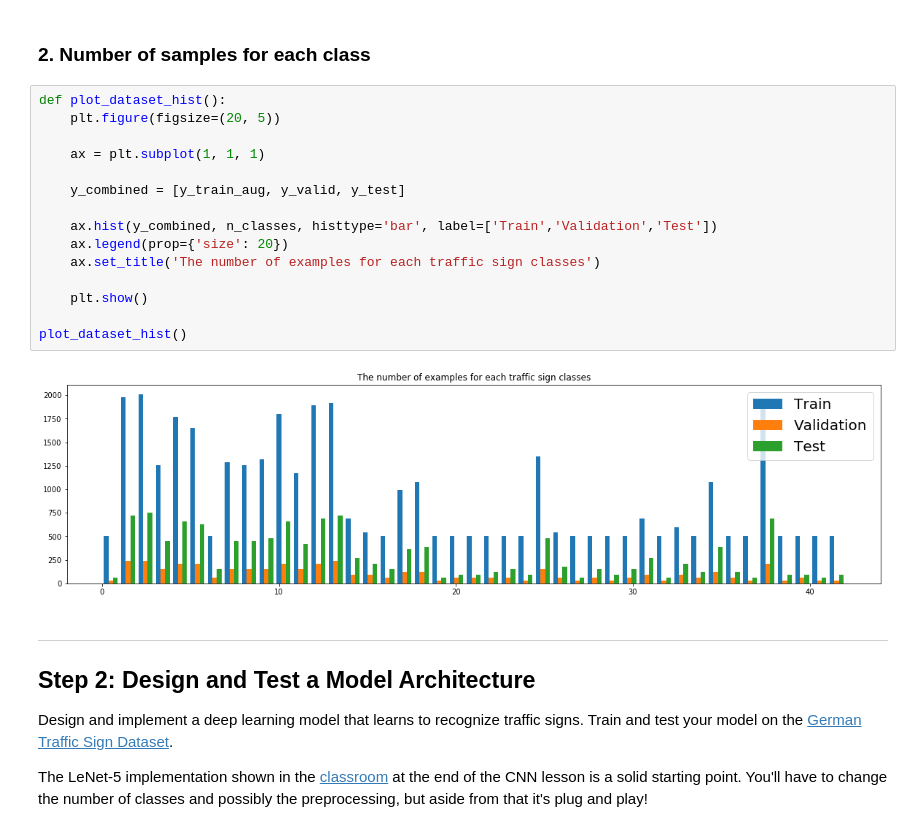
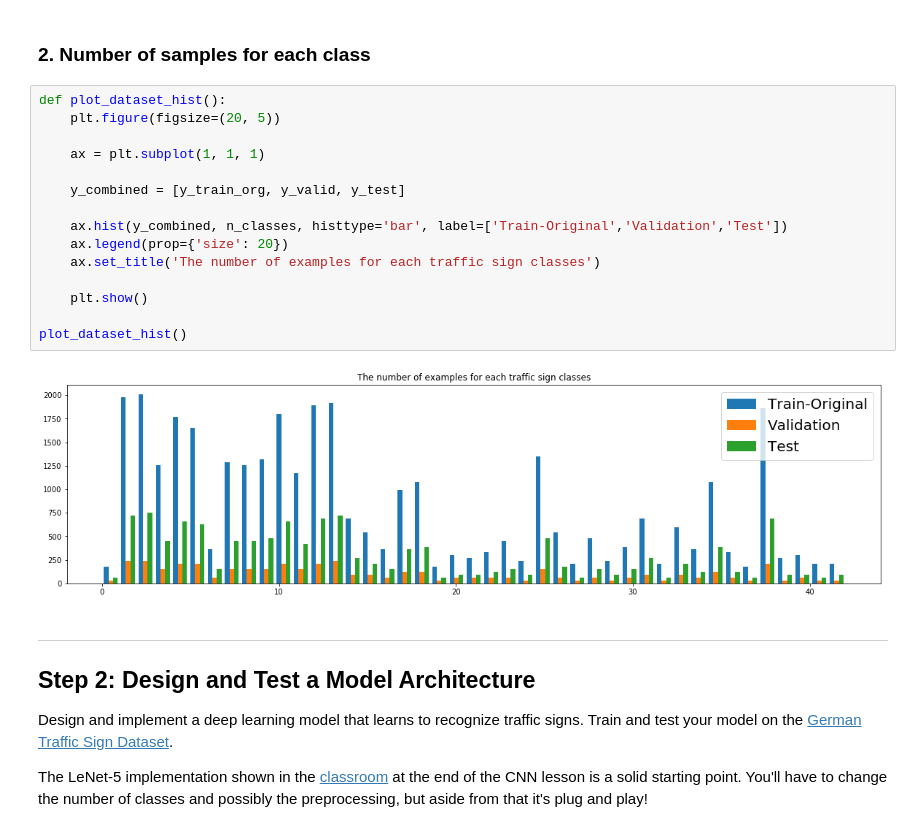
Before and after one commit to fexadyn/Udacity-TrafficSignRecognition-P2, a Jupyter notebook: Traffic_Sign_Classifier.ipynb, the cells around one changed output. Cells and saved outputs as stored; diff of their text form.

Commit message:
updated images

```diff
--- a/Traffic_Sign_Classifier.ipynb
+++ b/Traffic_Sign_Classifier.ipynb
@@ -214,20 +214,20 @@ plt.show()
 # %%
 def plot_dataset_hist():
     plt.figure(figsize=(20, 5))
 
     ax = plt.subplot(1, 1, 1)
 
-    y_combined = [y_train_aug, y_valid, y_test]
+    y_combined = [y_train_org, y_valid, y_test]
 
-    ax.hist(y_combined, n_classes, histtype='bar', label=['Train','Validation','Test'])
+    ax.hist(y_combined, n_classes, histtype='bar', label=['Train-Original','Validation','Test'])
     ax.legend(prop={'size': 20})
     ax.set_title('The number of examples for each traffic sign classes')
 
     plt.show()
 
 plot_dataset_hist()
 # %% [output]
-[figure, old version]
+[figure, new version]
 # %% [markdown]
 ----
 
```
Also changed, not shown: 16 other files.
